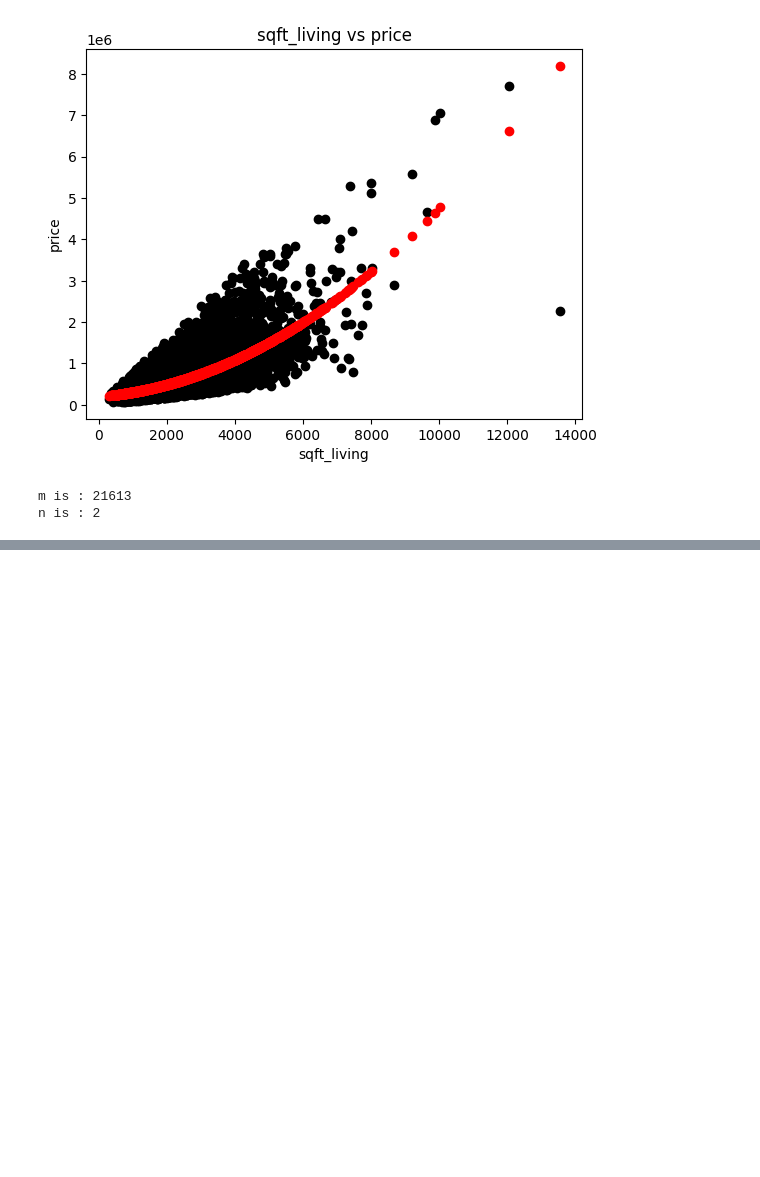
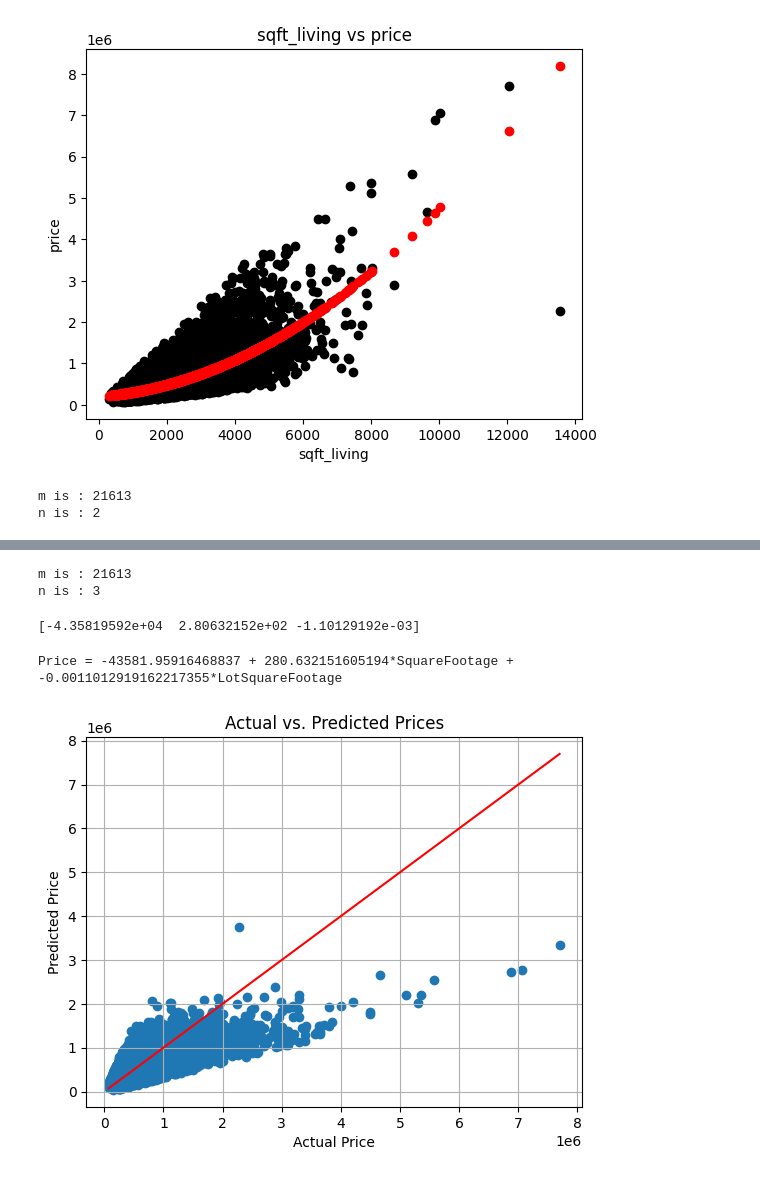
Before and after one commit to AbdulrhmanKhormi/math-project, a Jupyter notebook: main.ipynb, the cells around one changed output, grey strips where cells are left out. Saved outputs shown, nothing was run; the diff lists cells and outputs as text; code cells hidden in the pictures; blank space fills up the shorter version.

Commit message:
Add Actual/Predicte price

```diff
--- a/main.ipynb
+++ b/main.ipynb
@@ -227,0 +248,45 @@ print(f"Error in percentage is: {error * 100}%")
+# %%
+# Including third degree polynomial
+sqft_lot = dataset['sqft_lot'].values  # Replace with the correct column name if necessary
+# Add a column of ones for the intercept term and the new sqft_lot column
+A = np.column_stack((np.ones(sqft_living.shape[0]), sqft_living, sqft_lot))
+# %%
+# Perform the decomposition
+Q, R = householderQR(A)
+# set R small values to zero
+R[np.abs(R) < 1e-10] = 0
+# %% [output]
+m is : 21613
+n is : 3
+# %%
+# Solve for the polynomial coefficients
+coefficients = backward_substitution(R, b_vec)
+print(coefficients)
+# %% [output]
+[-4.35819592e+04  2.80632152e+02 -1.10129192e-03]
+# %%
+# Update the polynomial function
+def polynomial(x, z, coeffs):
+    # This assumes coeffs is [beta_0, beta_1 (for sqft_living), beta_2 (for sqft_lot)]
+    return coeffs[0] + coeffs[1]*x + coeffs[2]*z
+# %%
+# Update the string representation of the polynomial
+polynomial_str = f'Price = {coefficients[0]} + {coefficients[1]}*SquareFootage + {coefficients[2]}*LotSquareFootage'
+print(polynomial_str)
+# %% [output]
+Price = -43581.95916468837 + 280.632151605194*SquareFootage + -0.0011012919162217355*LotSquareFootage
+# %%
+# Plot the data and the polynomial fit
+# For a multiple regression model, you cannot simply plot the line as before since it's now in higher dimensions
+# Instead, you can plot the actual vs. predicted prices
+predicted_prices = polynomial(sqft_living, sqft_lot, coefficients)
+
+plt.scatter(price, predicted_prices)
+plt.plot([price.min(), price.max()], [price.min(), price.max()], 'r')  # Line for perfect predictions
+plt.title("Actual vs. Predicted Prices")
+plt.xlabel("Actual Price")
+plt.ylabel("Predicted Price")
+plt.grid(True)
+plt.show()
+# %% [output]
+[figure, added]
```
Also changed, not shown: parts of 15 cells of this notebook, 1 other file.
